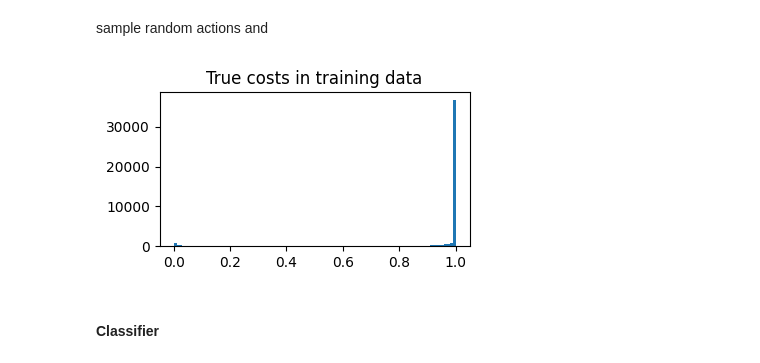
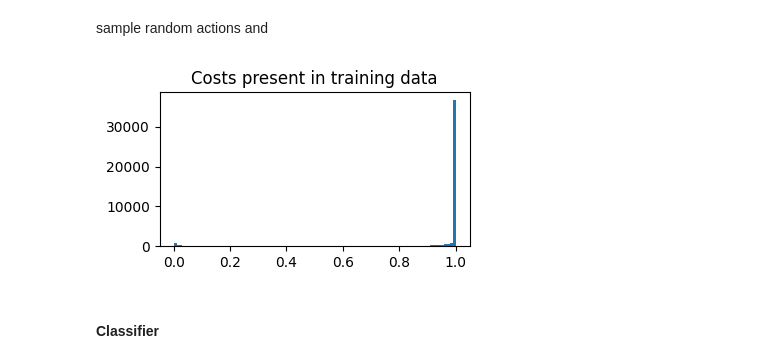
Before and after one commit to mackelab/amortized-decision-making, a Jupyter notebook: scripts/continous_toy_cont_action.ipynb, the cells around one changed output. Drawn from its saved outputs; the diff is of its cells as text; code cells hidden in the pictures.

```diff
--- a/scripts/continous_toy_cont_action.ipynb
+++ b/scripts/continous_toy_cont_action.ipynb
@@ -116,10 +119,10 @@ costs_test = loss(theta_test, actions_test)
 # %%
 plt.figure(figsize=(4,2))
 plt.hist(costs_train.numpy(), bins=100)
-plt.title('True costs in training data')
+plt.title('Costs present in training data')
 plt.show()
 # %% [output]
-[figure, old version]
+[figure, new version]
 # %% [markdown]
 #### Classifier
 # %%
```
Also changed, not shown: parts of 23 cells of this notebook, 2 other files.
